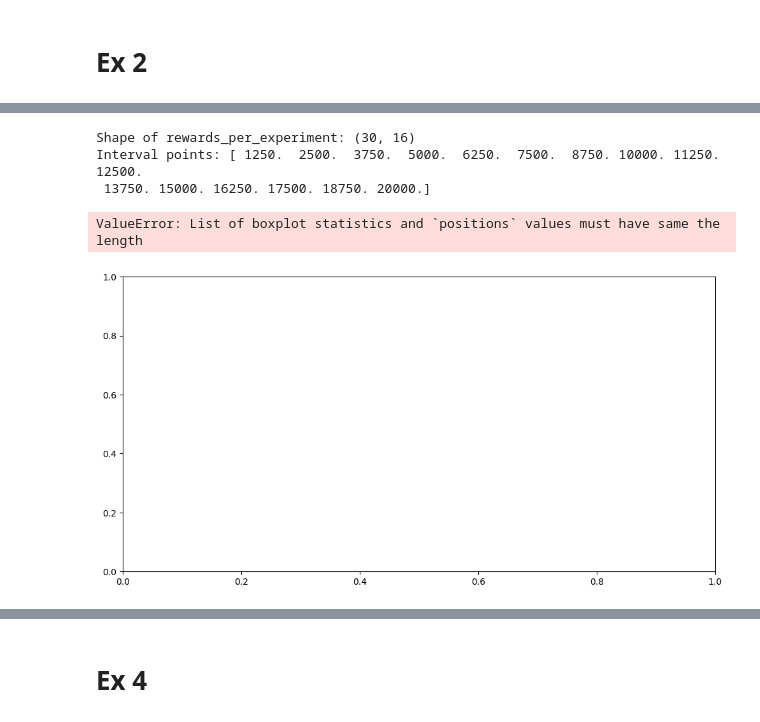
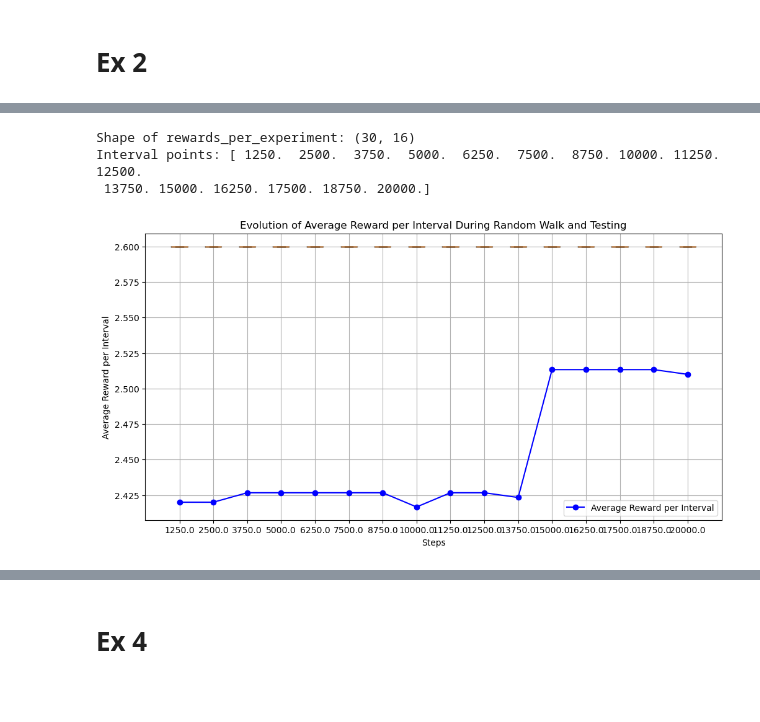
Before and after one commit to Yeshey/IAA-IntroAprendizagemAutomatica, a Jupyter notebook: Ficha3/Ficha3.ipynb, the cells around one changed output, grey strips where cells are left out. Cells and saved outputs as stored; diff of their text form; code cells hidden in the pictures; blank space fills up the shorter version.

```diff
--- a/Ficha3/Ficha3.ipynb
+++ b/Ficha3/Ficha3.ipynb
@@ -485,35 +485,35 @@ agente.reset_q()
 # %%
-# Plot function for reward evolution
 def plot_reward_evolution(rewards_per_experiment):
     print(f"Shape of rewards_per_experiment: {np.array(rewards_per_experiment).shape}")
 
     interval_points = np.linspace(1250, 20000, 16, endpoint=True)
     plt.figure(figsize=(12, 6))
 
     print(f"Interval points: {interval_points}")
 
+    # Convert the transposed array into a list of arrays
+    boxplot_data = [rewards_per_experiment[:, i] for i in range(rewards_per_experiment.shape[1])]
 
-    plt.boxplot(rewards_per_experiment.T, positions=interval_points, widths=600, showfliers=False)
+    plt.boxplot(boxplot_data, positions=interval_points, widths=600, showfliers=False)
     plt.plot(interval_points, np.mean(rewards_per_experiment, axis=0), label="Average Reward per Interval", marker="o", color="b")
     plt.xlabel("Steps")
     plt.ylabel("Average Reward per Interval")
     plt.title("Evolution of Average Reward per Interval During Random Walk and Testing")
     plt.legend()
     plt.grid()
     plt.show()
 
 agente.reset_q()
 
 rewards_per_experiment = agente.run_random_walk_and_test()
 plot_reward_evolution(rewards_per_experiment)
 
 agente.reset_q()
 # %% [output]
 Shape of rewards_per_experiment: (30, 16)
 Interval points: [ 1250.  2500.  3750.  5000.  6250.  7500.  8750. 10000. 11250. 12500.
  13750. 15000. 16250. 17500. 18750. 20000.]
-ValueError: List of boxplot statistics and `positions` values must have same the length
-[figure, old version]
+[figure, new version]
 # %%
 greed = 0.8
 
```
Also changed, not shown: parts of 7 cells of this notebook.
